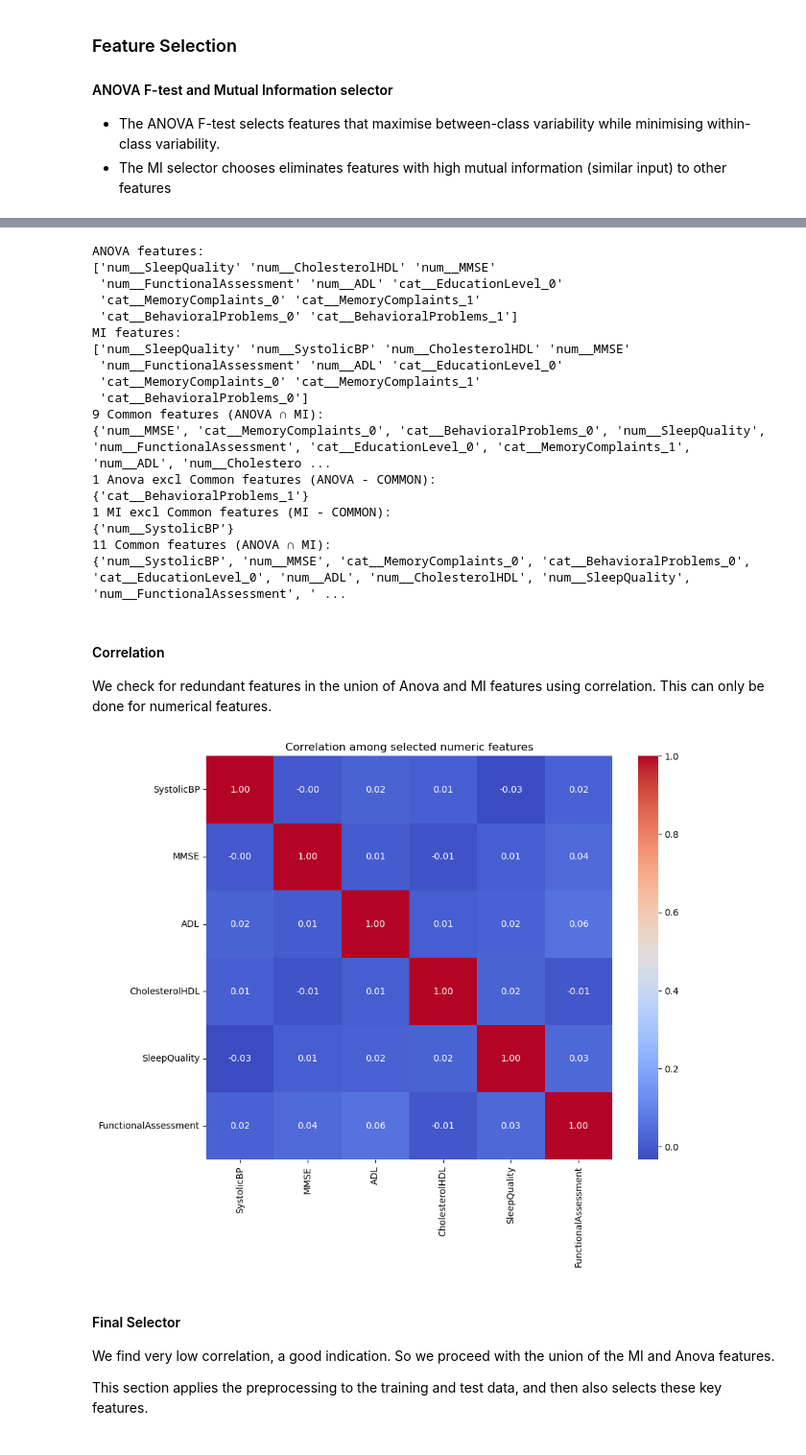
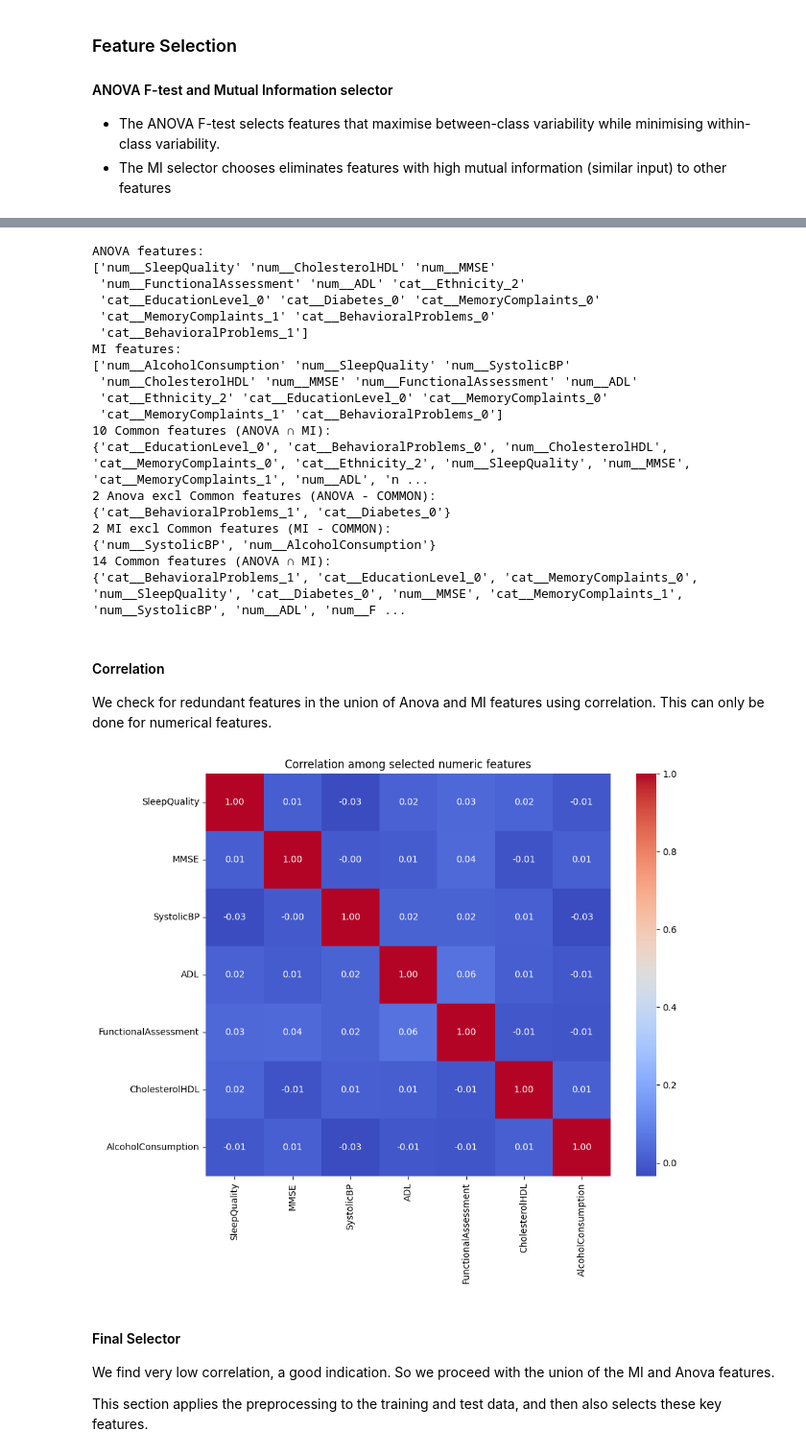
Before and after one commit to SyroQT/AML-group1-2, a Jupyter notebook: notebooks/02-preprocessing.ipynb, the cells around one changed output, grey strips where cells are left out. Shown at 96% size. Saved outputs shown, nothing was run; the diff lists cells and outputs as text; code cells hidden in the pictures.

```diff
--- a/notebooks/02-preprocessing.ipynb
+++ b/notebooks/02-preprocessing.ipynb
@@ -149,26 +158,29 @@ preprocess = ColumnTransformer(
 # %%
 # Number of features
 # Design choice - High enough to include sufficient information but low enough to maintain interpretability
-k = 10
+k = 12
 
 # ANOVA F-test
 anova_selector = SelectKBest(score_func=f_classif, k=k)
 
-anova_pipeline = Pipeline(steps=[
-    ("preprocess", preprocess),
-    ("select_anova", anova_selector),
-])
+anova_pipeline = Pipeline(
+    steps=[
+        ("preprocess", preprocess),
+        ("select_anova", anova_selector),
+    ]
+)
 
 # MI selector
 mi_selector = SelectKBest(
-    score_func=lambda X, y: mutual_info_classif(X, y, random_state=42),
-    k=k
+    score_func=lambda X, y: mutual_info_classif(X, y, random_state=42), k=k
 )
 
-mi_pipeline = Pipeline(steps=[
-    ("preprocess", preprocess),
-    ("select_mi", mi_selector),
-])
+mi_pipeline = Pipeline(
+    steps=[
+        ("preprocess", preprocess),
+        ("select_mi", mi_selector),
+    ]
+)
 # %%
 # ANOVA F-test
 # Fit on training data
@@ -205,7 +217,9 @@ anova_features = all_feature_names[anova_mask]
 preprocess_mi = mi_pipeline.named_steps["preprocess"]
 selector_mi = mi_pipeline.named_steps["select_mi"]
 
-mi_feature_names = preprocess_mi.get_feature_names_out()  # same as all_feature_names if same preprocess
+mi_feature_names = (
+    preprocess_mi.get_feature_names_out()
+)  # same as all_feature_names if same preprocess
 mi_mask = selector_mi.get_support()
 mi_features = mi_feature_names[mi_mask]
 
@@ -217,32 +231,35 @@ common = set(anova_features).intersection(set(mi_features))
 print(f"{len(common)} Common features (ANOVA ∩ MI):\n{common}")
 
 anova_excl_common = set(anova_features).difference(common)
-print(f"{len(anova_excl_common)} Anova excl Common features (ANOVA - COMMON):\n{anova_excl_common}")
+print(
+    f"{len(anova_excl_common)} Anova excl Common features (ANOVA - COMMON):\n{anova_excl_common}"
+)
 
 mi_excl_common = set(mi_features).difference(common)
 print(f"{len(mi_excl_common)} MI excl Common features (MI - COMMON):\n{mi_excl_common}")
 
-union_features = set(anova_features)|set(mi_features)
+union_features = set(anova_features) | set(mi_features)
 print(f"{len(union_features)} Common features (ANOVA ∩ MI):\n{union_features}")
 # %% [output]
 ANOVA features:
 ['num__SleepQuality' 'num__CholesterolHDL' 'num__MMSE'
- 'num__FunctionalAssessment' 'num__ADL' 'cat__EducationLevel_0'
- 'cat__MemoryComplaints_0' 'cat__MemoryComplaints_1'
- 'cat__BehavioralProblems_0' 'cat__BehavioralProblems_1']
+ 'num__FunctionalAssessment' 'num__ADL' 'cat__Ethnicity_2'
+ 'cat__EducationLevel_0' 'cat__Diabetes_0' 'cat__MemoryComplaints_0'
+ 'cat__MemoryComplaints_1' 'cat__BehavioralProblems_0'
+ 'cat__BehavioralProblems_1']
 MI features:
-['num__SleepQuality' 'num__SystolicBP' 'num__CholesterolHDL' 'num__MMSE'
- 'num__FunctionalAssessment' 'num__ADL' 'cat__EducationLevel_0'
- 'cat__MemoryComplaints_0' 'cat__MemoryComplaints_1'
- 'cat__BehavioralProblems_0']
-9 Common features (ANOVA ∩ MI):
-{'num__MMSE', 'cat__MemoryComplaints_0', 'cat__BehavioralProblems_0', 'num__SleepQuality', 'num__FunctionalAssessment', 'cat__EducationLevel_0', 'cat__MemoryComplaints_1', 'num__ADL', 'num__Cholestero ...
-1 Anova excl Common features (ANOVA - COMMON):
-{'cat__BehavioralProblems_1'}
-1 MI excl Common features (MI - COMMON):
-{'num__SystolicBP'}
-11 Common features (ANOVA ∩ MI):
-{'num__SystolicBP', 'num__MMSE', 'cat__MemoryComplaints_0', 'cat__BehavioralProblems_0', 'cat__EducationLevel_0', 'num__ADL', 'num__CholesterolHDL', 'num__SleepQuality', 'num__FunctionalAssessment', ' ...
+['num__AlcoholConsumption' 'num__SleepQuality' 'num__SystolicBP'
+ 'num__CholesterolHDL' 'num__MMSE' 'num__FunctionalAssessment' 'num__ADL'
+ 'cat__Ethnicity_2' 'cat__EducationLevel_0' 'cat__MemoryComplaints_0'
+ 'cat__MemoryComplaints_1' 'cat__BehavioralProblems_0']
+10 Common features (ANOVA ∩ MI):
+{'cat__EducationLevel_0', 'cat__BehavioralProblems_0', 'num__CholesterolHDL', 'cat__MemoryComplaints_0', 'cat__Ethnicity_2', 'num__SleepQuality', 'num__MMSE', 'cat__MemoryComplaints_1', 'num__ADL', 'n ...
+2 Anova excl Common features (ANOVA - COMMON):
+{'cat__BehavioralProblems_1', 'cat__Diabetes_0'}
+2 MI excl Common features (MI - COMMON):
+{'num__SystolicBP', 'num__AlcoholConsumption'}
+14 Common features (ANOVA ∩ MI):
+{'cat__BehavioralProblems_1', 'cat__EducationLevel_0', 'cat__MemoryComplaints_0', 'num__SleepQuality', 'cat__Diabetes_0', 'num__MMSE', 'cat__MemoryComplaints_1', 'num__SystolicBP', 'num__ADL', 'num__F ...
 # %% [markdown]
 #### Correlation
 
@@ -250,19 +267,17 @@ We check for redundant features in the union of Anova and MI features using corr
 # %%
 # Check selected features for redundancy with correlation
 selected_numeric = [
-    f.replace("num__", "")
-    for f in union_features
-    if f.startswith("num__")
+    f.replace("num__", "") for f in union_features if f.startswith("num__")
 ]
 
 corr = X_train[selected_numeric].corr()
 
 plt.figure(figsize=(10, 8))
 sns.heatmap(corr, annot=True, cmap="coolwarm", fmt=".2f")
 plt.title("Correlation among selected numeric features")
 plt.show()
 # %% [output]
-[figure, old version]
+[figure, new version]
 # %% [markdown]
 #### Final Selector
 
```
Also changed, not shown: parts of 5 cells of this notebook, 2 other files.
